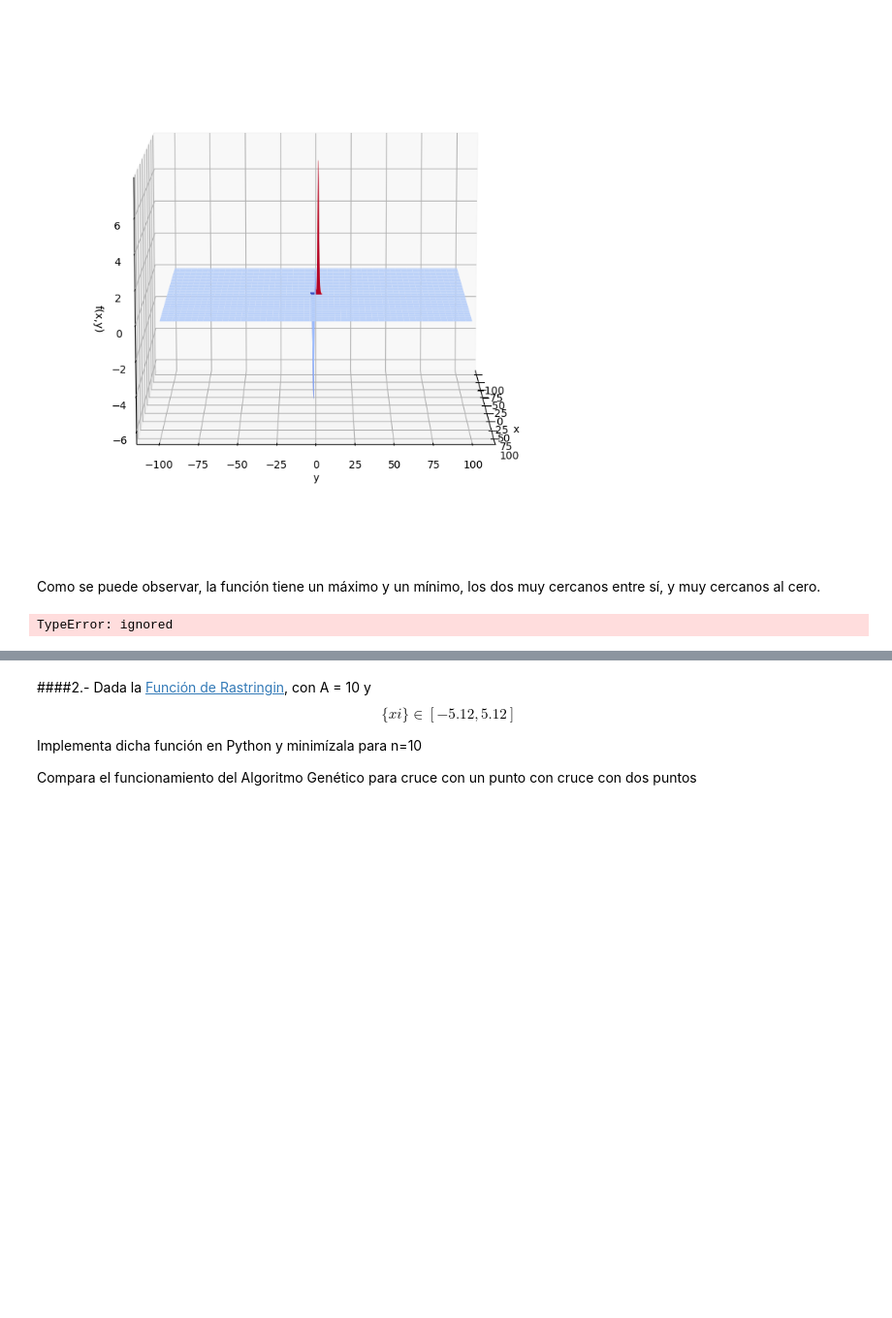
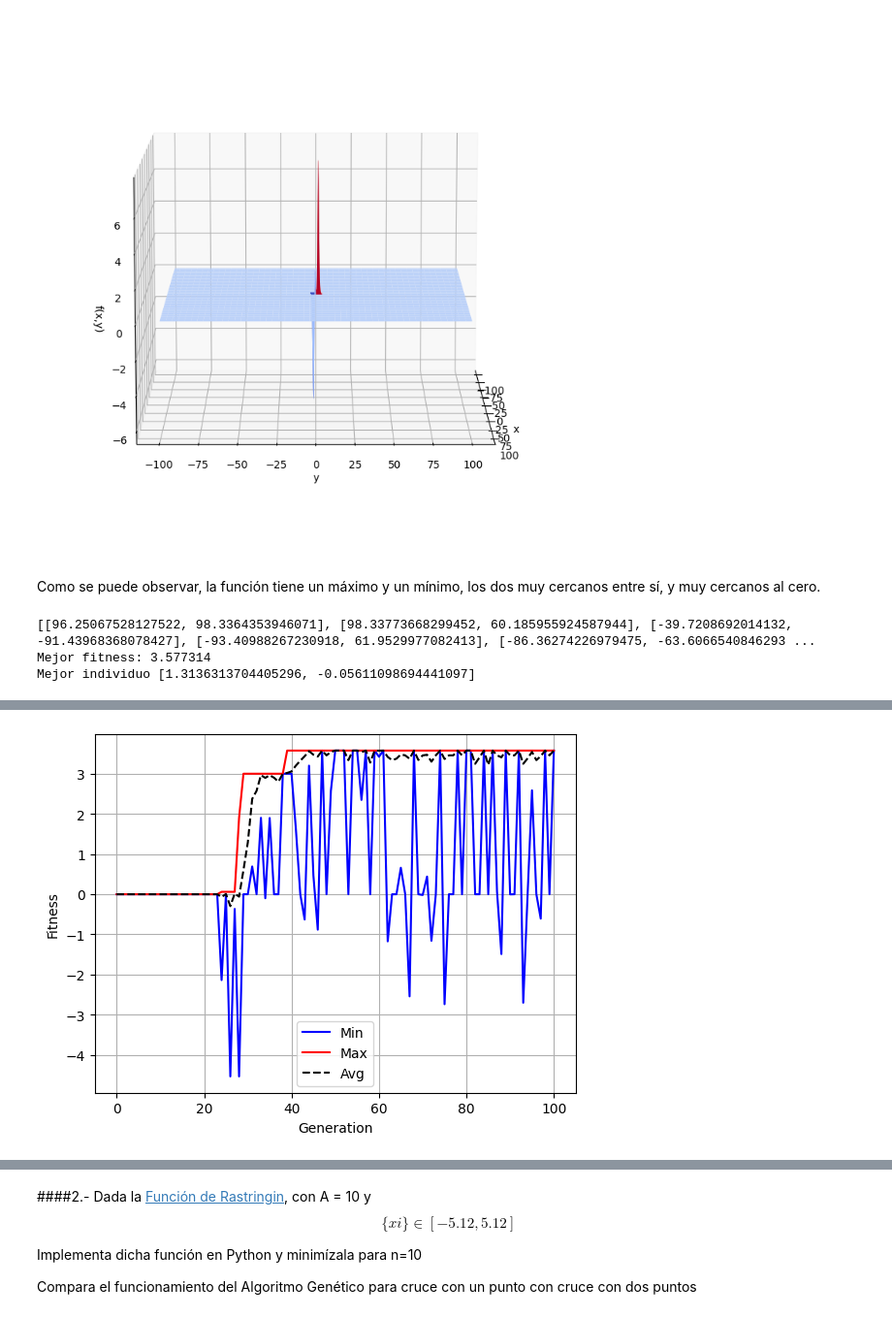
Before and after one commit to 9105507/APRENDIZAJE_AUTOMATICO_23_24, a Jupyter notebook: ALGORITMO GENETICO/Problema_Sencillo_AG.ipynb, the cells around one changed output, grey strips where cells are left out. Shown at 97% size. Saved outputs shown, nothing was run; the diff lists cells and outputs as text; code cells hidden in the pictures; blank space fills up the shorter version.

```diff
--- a/ALGORITMO GENETICO/Problema_Sencillo_AG.ipynb
+++ b/ALGORITMO GENETICO/Problema_Sencillo_AG.ipynb
@@ -1056,13 +1056,13 @@ def funcion_objetivo(x):
     """
     Función objetivo de nuestro problema
     """
-    for i in range(len(x[0])):
+    for i in range(len(x)):
         if x[i] > 100 or x[i] < -100:
             return -1,
     term1 = 3 * (1 - x[0])**2 * np.exp(-(x[0]**2) - (x[1] + 1)**2)
     term2 = -10 * (x[0]/5 - x[0]**3 - x[1]**5) * np.exp(-x[0]**2 - x[1]**2)
     term3 = -(1/3) * np.exp(-(x[0] + 1)**2 - x[1]**2)
-    return (term1 + term2 + term3)
+    return (term1 + term2 + term3),
 
 toolbox = base.Toolbox()
 
@@ -1098,15 +1098,16 @@ def plot_evolucion(log):
     #ax1.fill_between(gen, fit_mins, fit_maxs, where=fit_maxs >= fit_mins, facecolor='g', alpha = 0.2)
     ax1.set_xlabel("Generation")
     ax1.set_ylabel("Fitness")
-    ax1.set_ylim([-10, 160])
+    #ax1.set_ylim([-10, 160])
     ax1.legend(["Min", "Max", "Avg"], loc="lower center")
     plt.grid(True)
     plt.savefig("Convergencia.eps", dpi = 300)
 
 def main():
-    random.seed(42)
-    CXPB, MUTPB, NGEN = 0.5, 0.2, 20
+    #random.seed(42)
+    CXPB, MUTPB, NGEN = 0.5, 0.2, 100
     pop = toolbox.population()
+    print(pop)
     hof = tools.HallOfFame(1)
     stats = tools.Statistics(lambda ind: ind.fitness.values)
     stats.register("avg", np.mean)
@@ -1121,8 +1122,10 @@ def main():
 
 
 best, log = main()
-print("Mejor fitness: %f" %best[0].fitness.values[0])
-print("Mejor individuo %s" %best[0])
+print("Mejor fitness: %f", best[0].fitness.values[0])
+print("Mejor individuo %s", best[0])
 plot_evolucion(log)
 # %% [output]
-TypeError: ignored
+[[96.25067528127522, 98.3364353946071], [98.33773668299452, 60.185955924587944], [-39.7208692014132, -91.43968368078427], [-93.40988267230918, 61.9529977082413], [-86.36274226979475, -63.6066540846293 ...
+Mejor fitness: 3.577314
+Mejor individuo [1.3136313704405296, -0.05611098694441097]
@@ -1129,3 +1133,4 @@ TypeError: ignored
+[figure, added]
 # %%
 # Inicializamos la lista de las soluciones. Almacenaremos el fitness
 # del mejor individuo de cada intento del algoritmo genético
```
Also changed, not shown: parts of 3 cells of this notebook.
